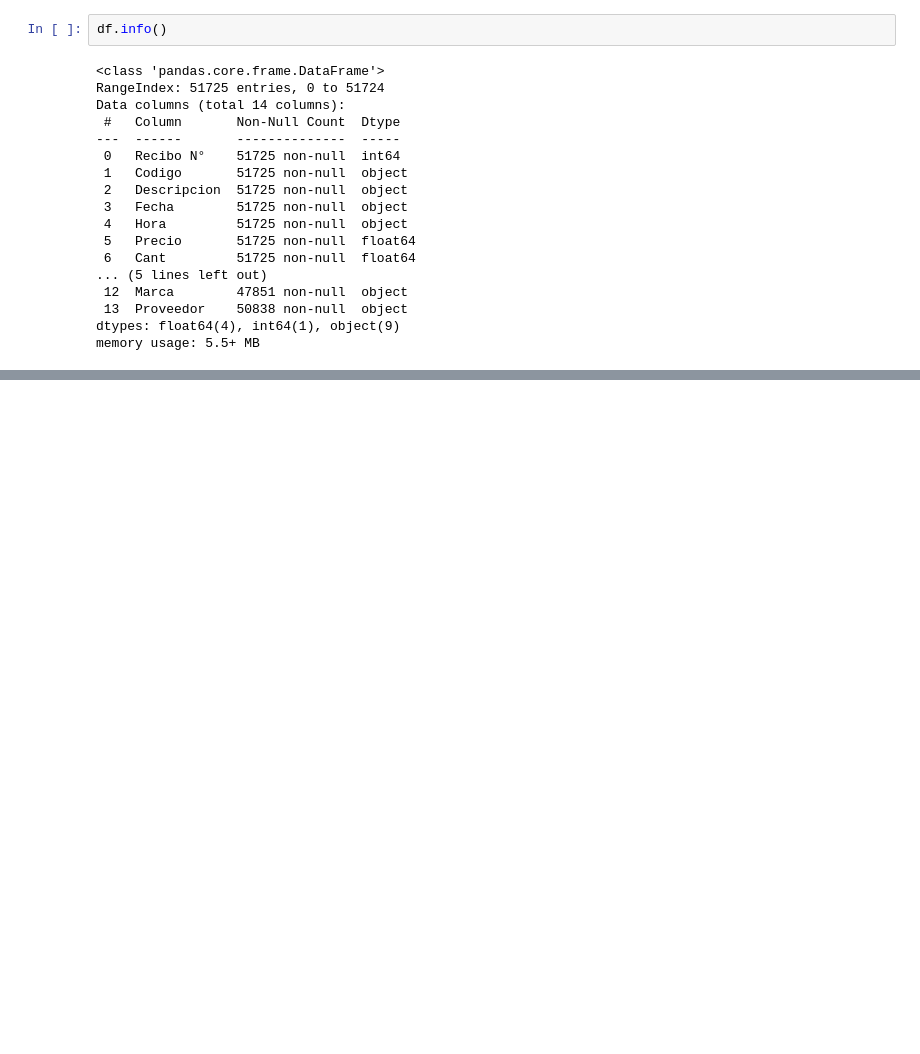
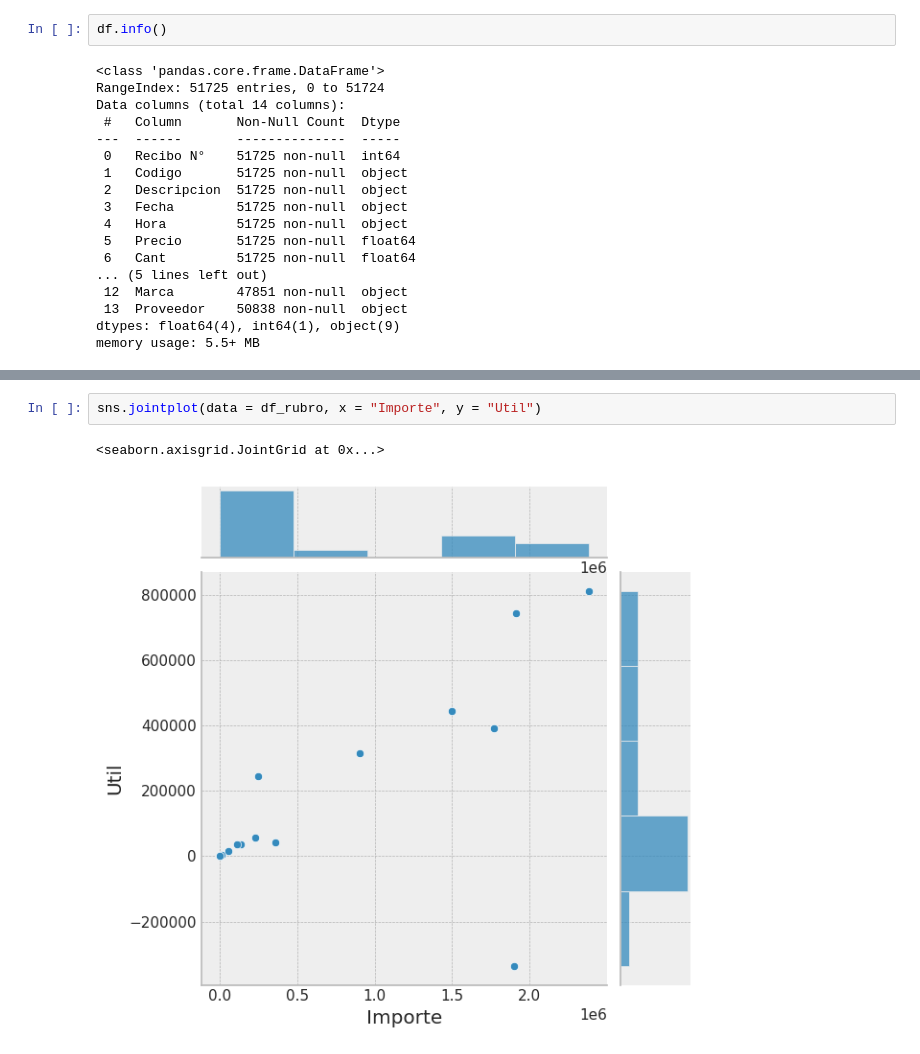
Before and after one commit to LuisaVALvarezS/CoderLab, a Jupyter notebook: Visualización_Luisa_Álvarez.ipynb, the cells around one changed output, grey strips where cells are left out. Drawn from its saved outputs; the diff is of its cells as text; blank space fills up the shorter version.

```diff
--- a/Visualización_Luisa_Álvarez.ipynb
+++ b/Visualización_Luisa_Álvarez.ipynb
@@ -90,0 +166,5 @@ ValueError: ignored
+# %%
+sns.jointplot(data = df_rubro, x = "Importe", y = "Util")
+# %% [output]
+<seaborn.axisgrid.JointGrid at 0x...>
+[figure, added]
```
Also changed, not shown: parts of 13 cells of this notebook.
